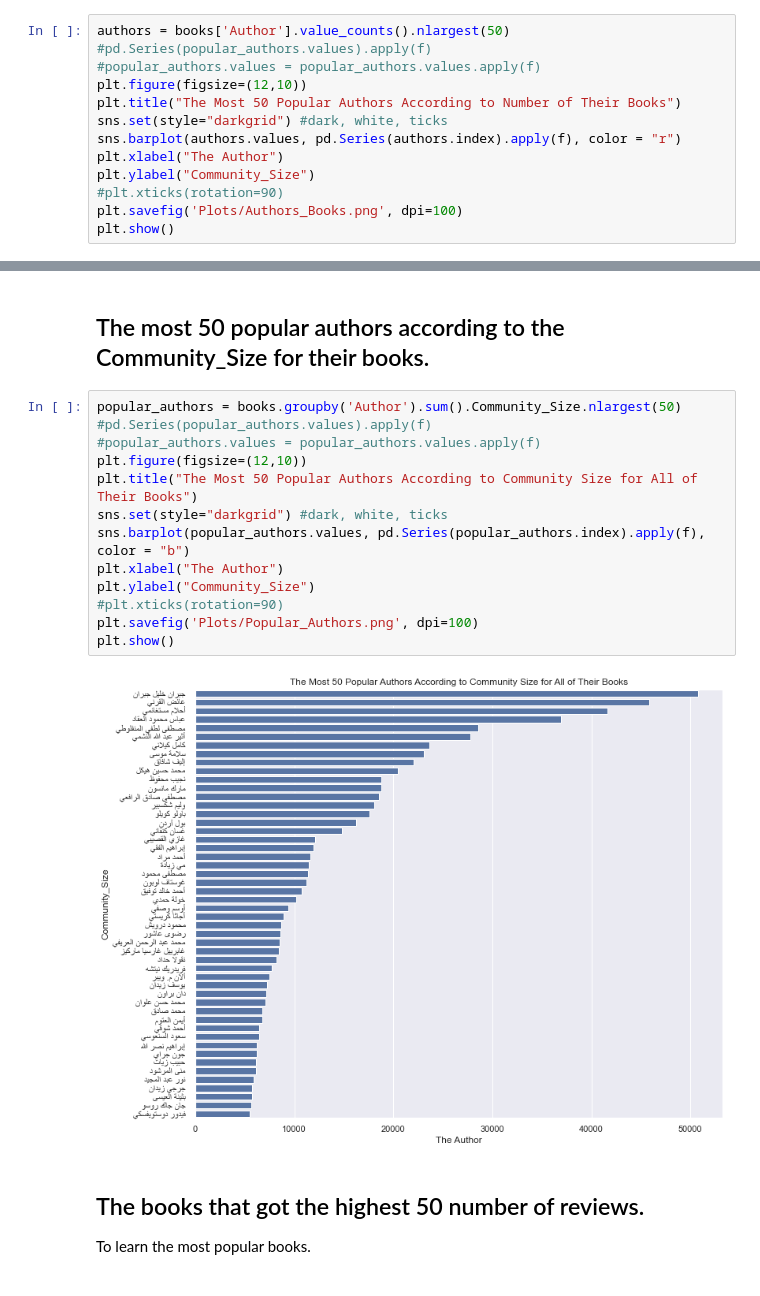
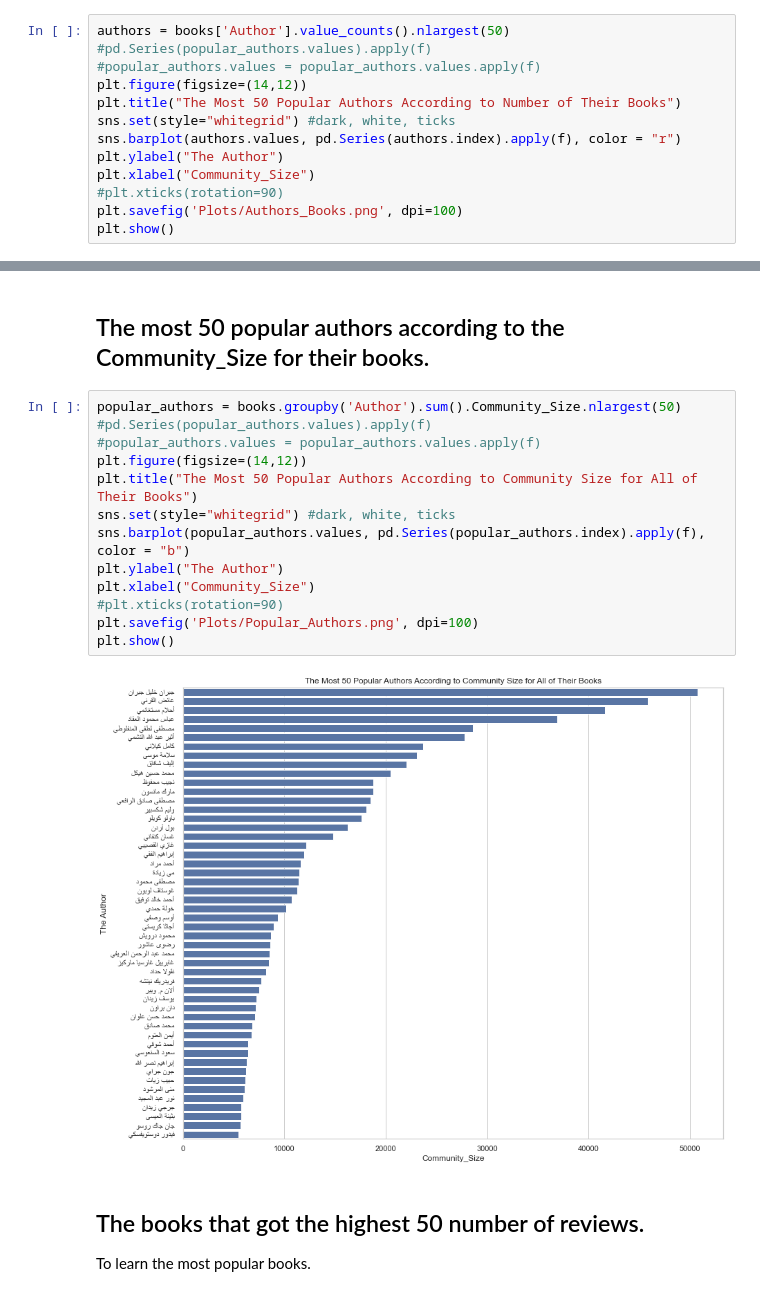
Before and after one commit to iHaifaa/Arabic_Books_Recommendation_System, a Jupyter notebook: 3_EDA.ipynb, the cells around one changed output, grey strips where cells are left out. Saved outputs shown, nothing was run; the diff lists cells and outputs as text.

```diff
--- a/3_EDA.ipynb
+++ b/3_EDA.ipynb
@@ -100,12 +100,12 @@ Name: Author, Length: 8662, dtype: int64
 authors = books['Author'].value_counts().nlargest(50)
 #pd.Series(popular_authors.values).apply(f)
 #popular_authors.values = popular_authors.values.apply(f)
-plt.figure(figsize=(12,10))
+plt.figure(figsize=(14,12))
 plt.title("The Most 50 Popular Authors According to Number of Their Books")
-sns.set(style="darkgrid") #dark, white, ticks
+sns.set(style="whitegrid") #dark, white, ticks
 sns.barplot(authors.values, pd.Series(authors.index).apply(f), color = "r")
-plt.xlabel("The Author")
-plt.ylabel("Community_Size")
+plt.ylabel("The Author")
+plt.xlabel("Community_Size")
 #plt.xticks(rotation=90)
 plt.savefig('Plots/Authors_Books.png', dpi=100)
 plt.show()
@@ -116,18 +116,18 @@ plt.show()
 # %%
 popular_authors = books.groupby('Author').sum().Community_Size.nlargest(50)
 #pd.Series(popular_authors.values).apply(f)
 #popular_authors.values = popular_authors.values.apply(f)
-plt.figure(figsize=(12,10))
+plt.figure(figsize=(14,12))
 plt.title("The Most 50 Popular Authors According to Community Size for All of Their Books")
-sns.set(style="darkgrid") #dark, white, ticks
+sns.set(style="whitegrid") #dark, white, ticks
 sns.barplot(popular_authors.values, pd.Series(popular_authors.index).apply(f), color = "b")
-plt.xlabel("The Author")
-plt.ylabel("Community_Size")
+plt.ylabel("The Author")
+plt.xlabel("Community_Size")
 #plt.xticks(rotation=90)
 plt.savefig('Plots/Popular_Authors.png', dpi=100)
 plt.show()
 # %% [output]
-[figure, old version]
+[figure, new version]
 # %% [markdown]
 ## The books that got the highest 50 number of reviews.
 
```
Also changed, not shown: parts of 4 cells of this notebook, 5 other files.
